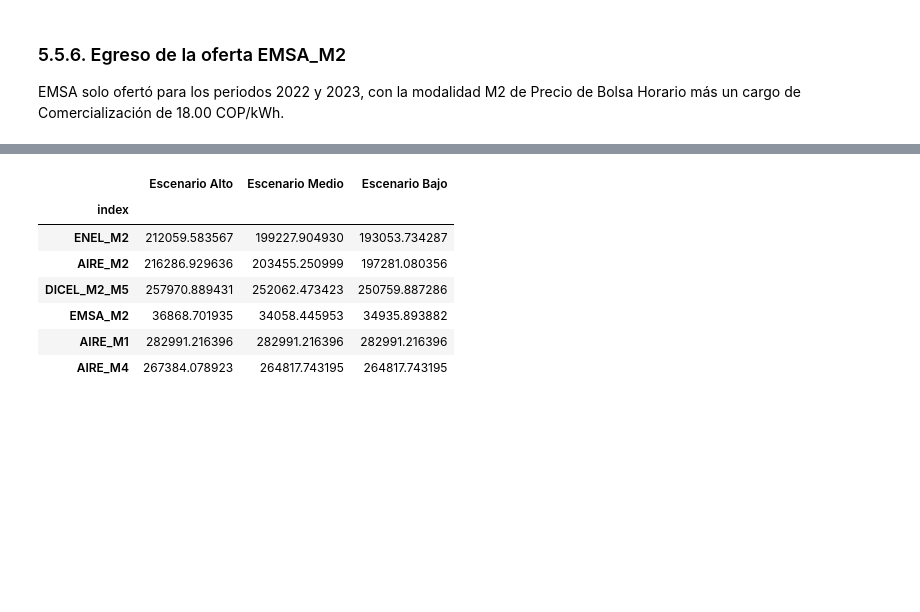
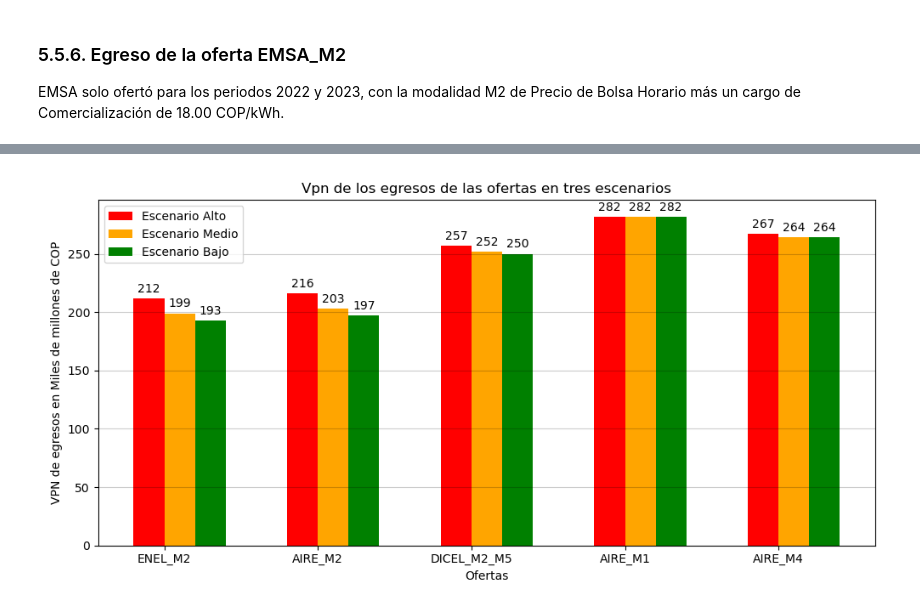
Before and after one commit to EricJDavila/Ppbe, a Jupyter notebook: N05_SeleccionOferta.ipynb, the cells around one changed output, grey strips where cells are left out. Drawn from its saved outputs; the diff is of its cells as text; code cells hidden in the pictures; blank space fills up the shorter version.

```diff
--- a/N05_SeleccionOferta.ipynb
+++ b/N05_SeleccionOferta.ipynb
@@ -686,13 +767,46 @@ vpn_ofertas.to_parquet('parquet/vpn_ofertas.parquet.gzip', \
 #Lee vpn_ofertas
 vpn_ofertas = pd.read_parquet('parquet/vpn_ofertas.parquet.gzip', engine='fastparquet')
-# %%
-vpn_ofertas
-# %% [output]
-|  | Escenario Alto | Escenario Medio | Escenario Bajo |
-| index |  |  |  |
-| ENEL_M2 | 212059.583567 | 199227.904930 | 193053.734287 |
-| AIRE_M2 | 216286.929636 | 203455.250999 | 197281.080356 |
-| DICEL_M2_M5 | 257970.889431 | 252062.473423 | 250759.887286 |
-| EMSA_M2 | 36868.701935 | 34058.445953 | 34935.893882 |
-| AIRE_M1 | 282991.216396 | 282991.216396 | 282991.216396 |
-| AIRE_M4 | 267384.078923 | 264817.743195 | 264817.743195 |
+# %%
+#*******************************************************************************
+# 5.6.2. Elimina la oferta EMSA_M2.
+#*******************************************************************************
+vpn_ofertas = vpn_ofertas.drop(index='EMSA_M2', axis=0)
+vpn_ofertas = vpn_ofertas/1e3 #Miles de millones de pesos.
+# %%
+#*******************************************************************************
+# # 5.6.3. Grafica de Vpn de las ofertas en tres escenarios (vertical).
+# #*****************************************************************************
+fig, ax = plt.subplots(figsize=(10,5))
+
+ofertas = vpn_ofertas.index
+escenario_alto = vpn_ofertas['Escenario Alto'].astype(int)
+escenario_medio = vpn_ofertas['Escenario Medio'].astype(int)
+escenario_bajo = vpn_ofertas['Escenario Bajo'].astype(int)
+
+x = np.arange(len(escenario_alto))  # the label locations
+width = 0.20  # the width of the bars
+
+rects1 = ax.bar(x - width/2, escenario_alto, width, label='Escenario Alto', \
+    color='r')
+rects2 = ax.bar(x + width/2, escenario_medio, width, label='Escenario Medio', \
+    color='orange')
+rects3 = ax.bar(x + 3 * width/2, escenario_bajo, width, label='Escenario Bajo', \
+    color='g')
+
+# Add some text for labels, title and custom x-axis tick labels, etc.
+ax.set_title('Vpn de los egresos de las ofertas en tres escenarios')
+ax.set_xlabel('Ofertas')
+ax.set_ylabel('VPN de egresos en Miles de millones de COP')
+ax.set_xticks(x, ofertas)
+ax.legend()
+
+ax.bar_label(rects1, padding=3)
+ax.bar_label(rects2, padding=3)
+ax.bar_label(rects3, padding=3)
+
+fig.tight_layout()
+
+plt.grid(axis='y', color='k', alpha=0.2)
+plt.show()
+# %% [output]
+[figure, added]
```
Also changed, not shown: parts of 27 cells of this notebook, 4 other files.
